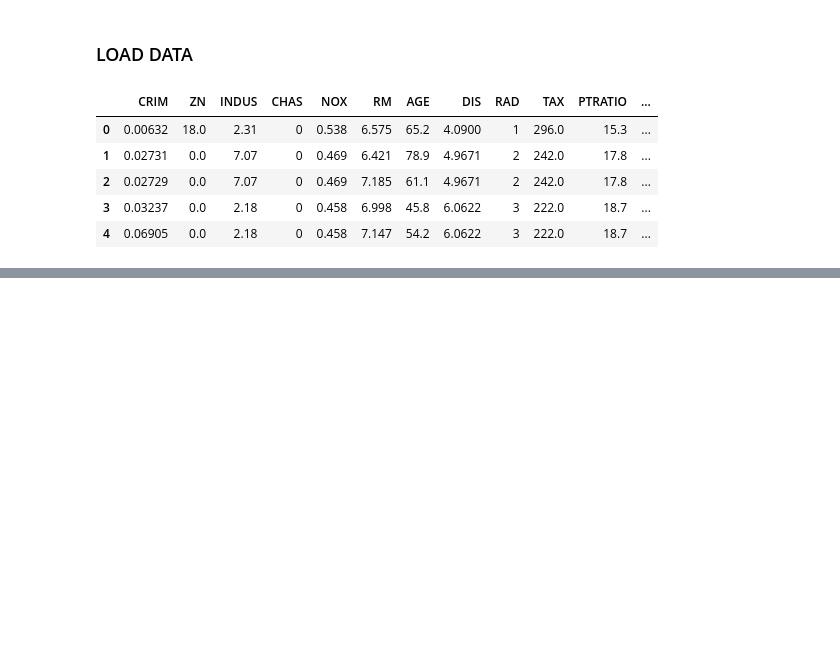
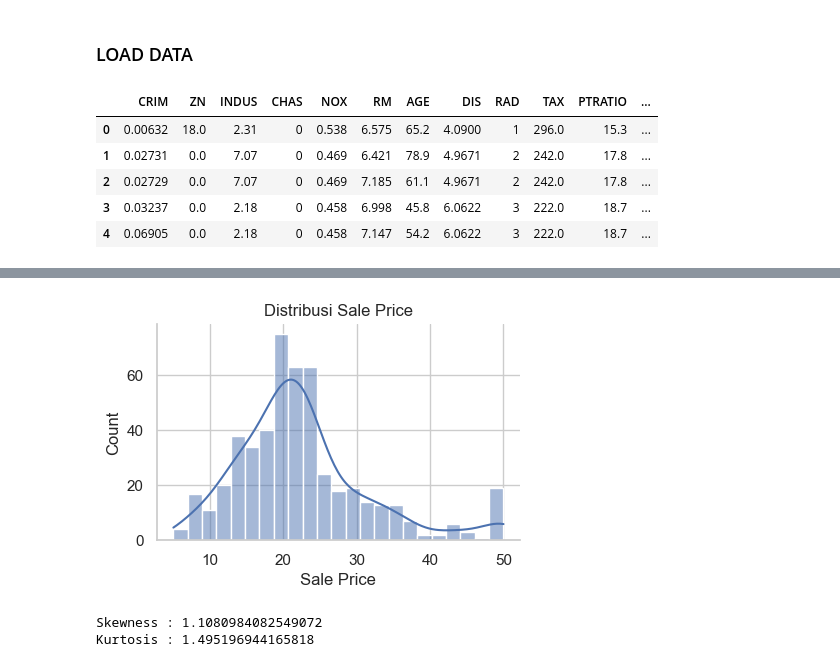
Before and after one commit to IvanSholana/Machine-Learning-Project, a Jupyter notebook: Boston House Price/BostonPrice.ipynb, the cells around one changed output, grey strips where cells are left out. Cells and saved outputs as stored; diff of their text form; code cells hidden in the pictures; blank space fills up the shorter version.

```diff
--- a/Boston House Price/BostonPrice.ipynb
+++ b/Boston House Price/BostonPrice.ipynb
@@ -38,0 +96,18 @@ df_train.head()
+# %%
+# Menggunakan displot
+sns.displot(df['SALEPRICE'], kde=True,  height=3, aspect=1.5)
+
+# Menambahkan judul dan label
+plt.title('Distribusi Sale Price')
+plt.xlabel('Sale Price')
+
+# Menampilkan plot
+plt.show()
+# %% [output]
+[figure, added]
+# %%
+print(f"Skewness : {df['SALEPRICE'].skew()}")
+print(f"Kurtosis : {df['SALEPRICE'].kurt()}")
+# %% [output]
+Skewness : 1.1080984082549072
+Kurtosis : 1.495196944165818
```
Also changed, not shown: parts of 7 cells of this notebook, 1 other file.
